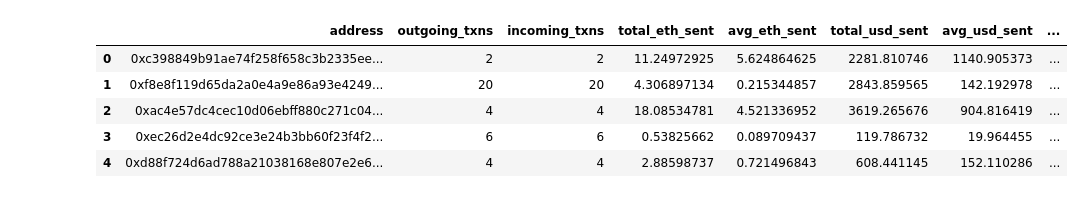
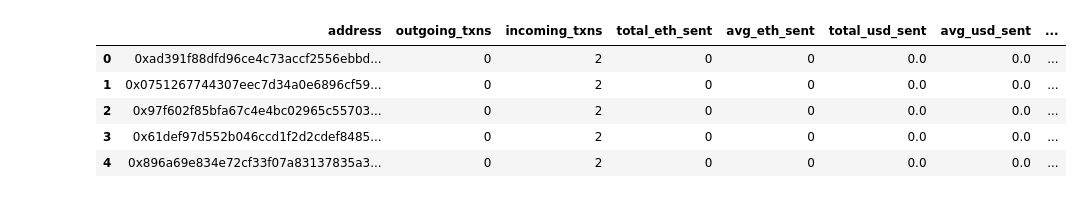
Before and after one commit to willprice221/ethereum_clustering, a Jupyter notebook: cluster.ipynb, the cells around one changed output. Cells and saved outputs as stored; diff of their text form; code cells hidden in the pictures.

```diff
--- a/cluster.ipynb
+++ b/cluster.ipynb
@@ -10,17 +20,17 @@ from sklearn import cluster
 # %%
 sql = '''
-SELECT *  FROM `eth-tokens.alldata.toy`
+SELECT *  FROM `eth-tokens.alldata.toy` LIMIT 5000
 '''
 
 df = client.query(sql).to_dataframe()
 df.head()
 # %% [output]
 |  | address | outgoing_txns | incoming_txns | total_eth_sent | avg_eth_sent | total_usd_sent | avg_usd_sent | ... |
-| 0 | 0xc398849b91ae74f258f658c3b2335ee... | 2 | 2 | 11.24972925 | 5.624864625 | 2281.810746 | 1140.905373 | ... |
-| 1 | 0xf8e8f119d65da2a0e4a9e86a93e4249... | 20 | 20 | 4.306897134 | 0.215344857 | 2843.859565 | 142.192978 | ... |
-| 2 | 0xac4e57dc4cec10d06ebff880c271c04... | 4 | 4 | 18.08534781 | 4.521336952 | 3619.265676 | 904.816419 | ... |
-| 3 | 0xec26d2e4dc92ce3e24b3bb60f23f4f2... | 6 | 6 | 0.53825662 | 0.089709437 | 119.786732 | 19.964455 | ... |
-| 4 | 0xd88f724d6ad788a21038168e807e2e6... | 4 | 4 | 2.88598737 | 0.721496843 | 608.441145 | 152.110286 | ... |
+| 0 | 0xad391f88dfd96ce4c73accf2556ebbd... | 0 | 2 | 0 | 0 | 0.0 | 0.0 | ... |
+| 1 | 0x0751267744307eec7d34a0e6896cf59... | 0 | 2 | 0 | 0 | 0.0 | 0.0 | ... |
+| 2 | 0x97f602f85bfa67c4e4bc02965c55703... | 0 | 2 | 0 | 0 | 0.0 | 0.0 | ... |
+| 3 | 0x61def97d552b046ccd1f2d2cdef8485... | 0 | 2 | 0 | 0 | 0.0 | 0.0 | ... |
+| 4 | 0x896a69e834e72cf33f07a83137835a3... | 0 | 2 | 0 | 0 | 0.0 | 0.0 | ... |
 # %%
 data = df.iloc[:,1:]
 # %%
```
Also changed, not shown: parts of 15 cells of this notebook.
